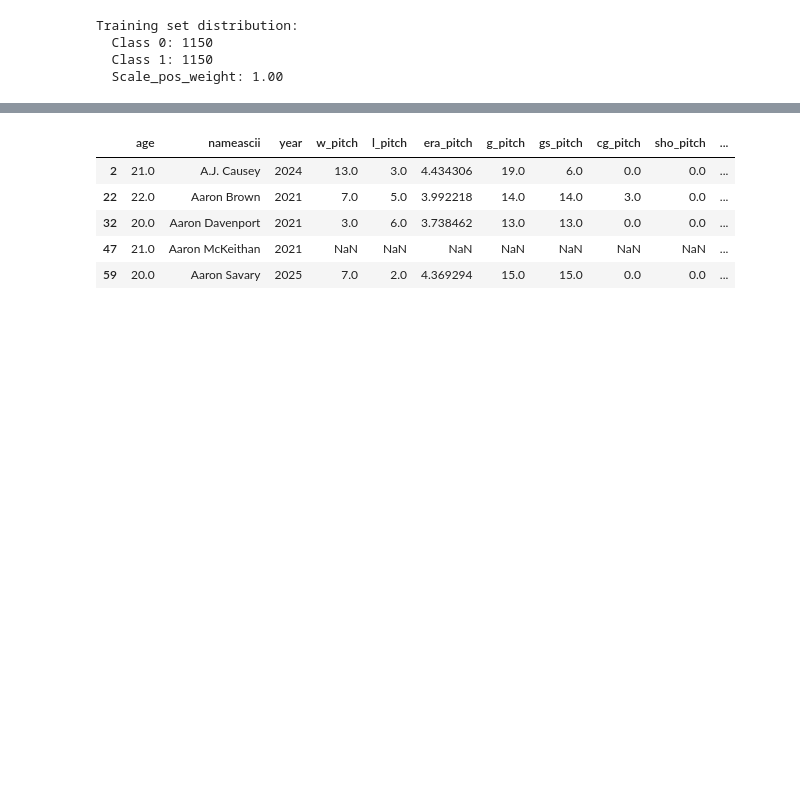
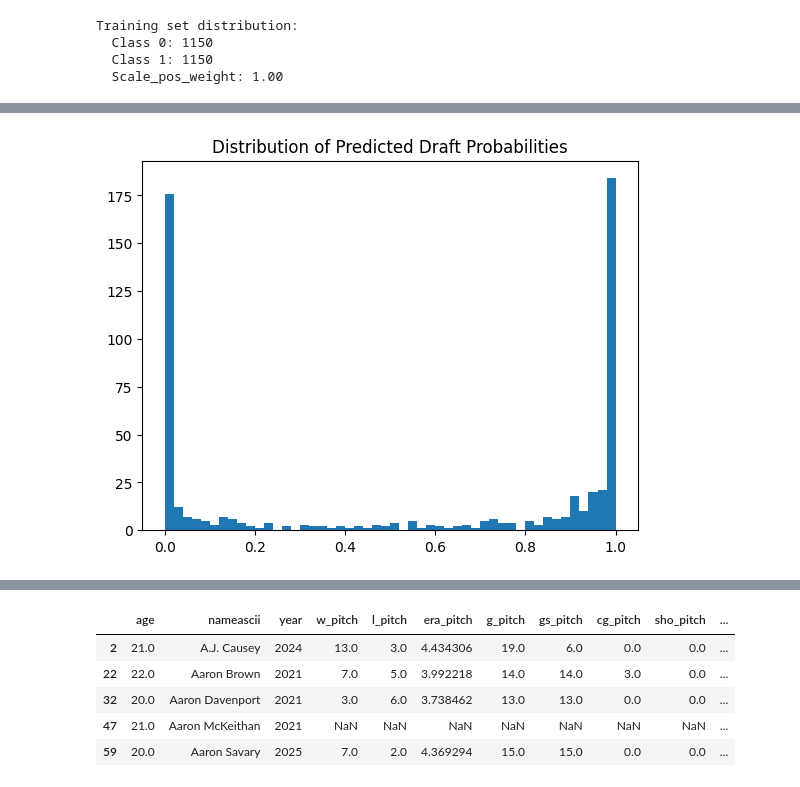
Before and after one commit to CodeMateo15/ncaaBaseballDraft-Predictor, a Jupyter notebook: CSV+Code Files/trial_xgBoost/xgboostAllWithTeamsV5.ipynb, the cells around one changed output, grey strips where cells are left out. Cells and saved outputs as stored; diff of their text form; code cells hidden in the pictures; blank space fills up the shorter version.

```diff
--- a/CSV+Code Files/trial_xgBoost/xgboostAllWithTeamsV5.ipynb
+++ b/CSV+Code Files/trial_xgBoost/xgboostAllWithTeamsV5.ipynb
@@ -253,3 +267,26 @@ fig.show()
+# %%
+# Pick the features on the PCP axes
+pcp_features = ['age', 'era_pitch', 'whip_pitch', 'k/9_pitch', 'bb/9_pitch', 'so_pitch', 'ip_pitch']
+
+pcp_df = pd.DataFrame(X_test[pcp_features].values, columns=pcp_features)
+pcp_df['Drafted?'] = y_proba[:len(pcp_df)]
+
+fig = px.parallel_coordinates(
+    pcp_df,
+    color='Drafted?',
+    dimensions=pcp_features,
+    color_continuous_scale=['#EF553B', '#636EFA'],
+    title='Parallel Coordinates: Pitching Features by Predicted (Probability) Draft Status'
+)
+
+fig.update_layout(width=1000, height=500)
+fig.show()
+# %%
+plt.hist(y_proba[:len(pcp_df)], bins=50)
+plt.title('Distribution of Predicted Draft Probabilities')
+plt.show()
+# %% [output]
+[figure, added]
 # %%
 # Partial Dependence Plots - Draft Probability Classifier
 top_n = 6
```
Also changed, not shown: parts of 13 cells of this notebook, 3 other files.
